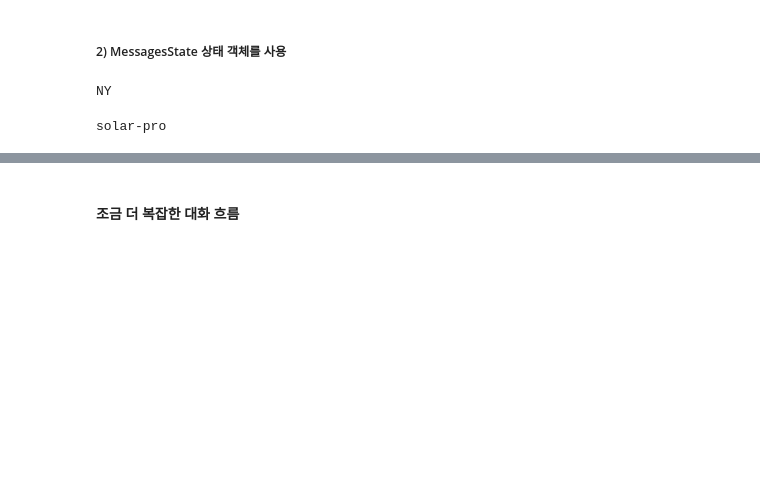
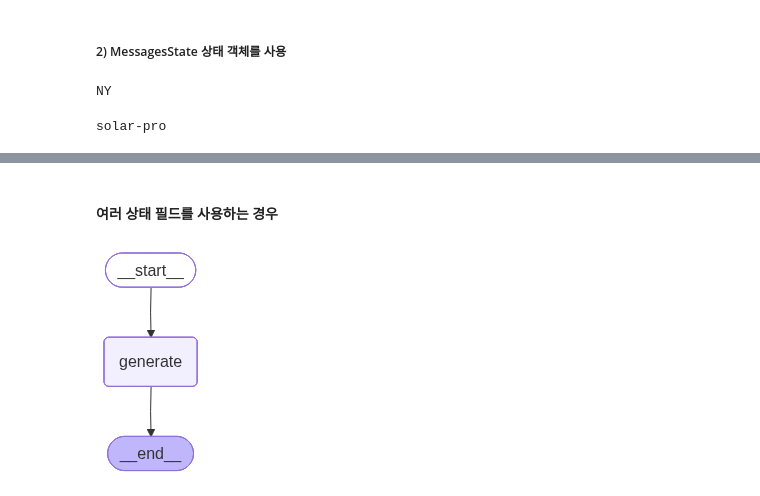
Before and after one commit to mysoyul/LangChain_Experimental_RAG, a Jupyter notebook: 05LangGraph/03_LangGraph_MessageState_Basic.ipynb, the cells around one changed output, grey strips where cells are left out. Saved outputs shown, nothing was run; the diff lists cells and outputs as text; code cells hidden in the pictures; blank space fills up the shorter version.

```diff
--- a/05LangGraph/03_LangGraph_MessageGraph_Basic.ipynb
+++ b/05LangGraph/03_LangGraph_MessageState_Basic.ipynb
@@ -428,12 +489,13 @@ if __name__ == "__main__":
-# %% [markdown]
-#### 조금 더 복잡한 대화 흐름
+# %% [markdown]
+#### 여러 상태 필드를 사용하는 경우
 # %%
-from typing import List, Dict, Any
-from langgraph.graph import StateGraph, START, END
-from langchain_core.messages import HumanMessage, AIMessage, BaseMessage
-from langchain_openai import ChatOpenAI
+from typing import Annotated
+from langgraph.graph import MessagesState, StateGraph, START, END
+from langchain_core.messages import HumanMessage, AIMessage
 from langchain_core.prompts import ChatPromptTemplate
+import operator
 
-class MessagesState(Dict[str, Any]):
-    messages: List[BaseMessage]
-    user_name: str = "사용자"
+# 확장된 상태 정의 (MessagesState에 추가 필드)
+class ExtendedState(MessagesState):
+    conversation_count: Annotated[int, operator.add] = 0  # 대화 횟수 추적
+    last_topic: str = ""  # 마지막 주제
@@ -469 +502,38 @@ def generate_response(state: MessagesState) -> Dict[str, Any]:
+# %%
+
+# AI 응답 생성 노드 - 확장된 상태 사용
+def generate_response(state: ExtendedState) -> ExtendedState:
+    # 대화 횟수 증가
+    conversation_count = state.get("conversation_count", 0) + 1
+
+    # 주제 추출 (간단한 예제)
+    last_message = state["messages"][-1].content.lower()
+    topic = "날씨" if "날씨" in last_message else "일반"
+
+    # 시스템 프롬프트 구성
+    prompt = ChatPromptTemplate.from_messages([
+        ("system", f"당신은 친절한 AI 어시스턴트입니다. (대화 #{conversation_count}, 주제: {topic})"),
+        *state["messages"]
+    ])
+
+    # 응답 생성
+    response = (prompt | llm).invoke({})
+
+    # 상태 업데이트
+    return {
+        "messages": [response],
+        "conversation_count": conversation_count,
+        "last_topic": topic
+    }
+
+# 그래프 구성
+graph_builder = StateGraph(ExtendedState)
+graph_builder.add_node("generate", generate_response)
+graph_builder.add_edge(START, "generate")
+graph_builder.add_edge("generate", END)
+
+app = graph_builder.compile()
+app
+# %% [output]
+[figure, added]
 # %%
```
Also changed, not shown: parts of 14 cells of this notebook.
